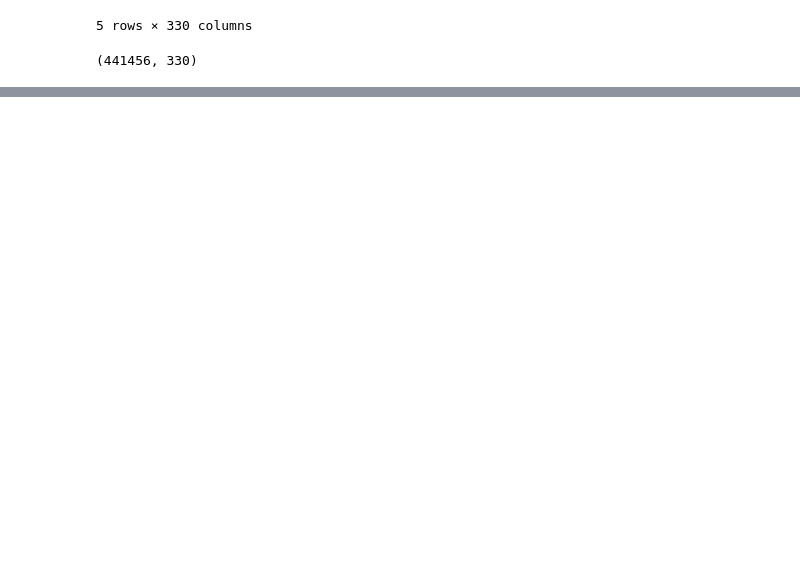
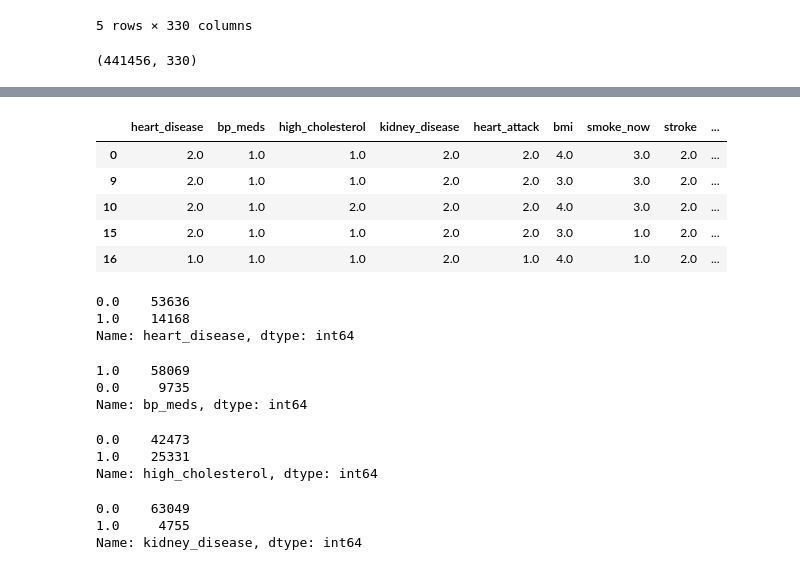
Before and after one commit to TerrySimBar/heart_disease_predictor_app, a Jupyter notebook: build_model.ipynb, the cells around one changed output, grey strips where cells are left out. Drawn from its saved outputs; the diff is of its cells as text; code cells hidden in the pictures; blank space fills up the shorter version.

```diff
--- a/build_model.ipynb
+++ b/build_model.ipynb
@@ -104,0 +72,17 @@ heart_data_cols_df = heart_data_cols_df.rename(columns={'_MICHD': 'Heart_Disease
+# %%
+# Rename the columns
+
+heart_data_cols_df = heart_data_cols_df.rename(columns={'_MICHD': 'heart_disease',
+                                                        'BPMEDS': 'bp_meds',
+                                                        'TOLDHI2': 'high_cholesterol',
+                                                        'CHCKIDNY': 'kidney_disease',
+                                                        'CVDINFR4': 'heart_attack',
+                                                        '_BMI5CAT': 'bmi',
+                                                        'SMOKDAY2': 'smoke_now',
+                                                        'CVDSTRK3': 'stroke',
+                                                        'DIABETE3': 'diabetes',
+                                                        '_RFDRHV5': 'heavy_alcohol',
+                                                        'DIFFWALK': 'diff_walk',
+                                                        'EXERANY2': 'exercise',
+                                                        'SEX': 'sex',
+                                                        '_AGEG5YR': 'age'})
@@ -104,0 +94,3 @@ heart_data_cols_df = heart_data_cols_df.rename(columns={'_MICHD': 'Heart_Disease
+# %%
+# Drop all null values
+heart_data_cols_df = heart_data_cols_df.dropna()
@@ -104,0 +173,14 @@ heart_data_cols_df = heart_data_cols_df.rename(columns={'_MICHD': 'Heart_Disease
+# %%
+# Drop all non 1 and 2 values from the DataFrame except for 'cols_to_exclude'
+cols_to_exclude = ['age']
+
+# Create a condition to filter rows
+condition = ~heart_data_cols_df.drop(columns=cols_to_exclude).isin([7, 9]).any(axis=1)
+
+# Apply the condition to the DataFrame
+heart_data_cols_df = heart_data_cols_df[condition]
+
+# Verify the changes
+for col_name, new_col_name in column_mapping.items():
+    unique_values = heart_data_cols_df[new_col_name].unique()
+    print(f"Unique values in {new_col_name}: {unique_values}")
@@ -104,0 +202,46 @@ heart_data_cols_df = heart_data_cols_df.rename(columns={'_MICHD': 'Heart_Disease
+# %%
+heart_data_cols_df.head()
+# %% [output]
+|  | heart_disease | bp_meds | high_cholesterol | kidney_disease | heart_attack | bmi | smoke_now | stroke | ... |
+| 0 | 2.0 | 1.0 | 1.0 | 2.0 | 2.0 | 4.0 | 3.0 | 2.0 | ... |
+| 9 | 2.0 | 1.0 | 1.0 | 2.0 | 2.0 | 3.0 | 3.0 | 2.0 | ... |
+| 10 | 2.0 | 1.0 | 2.0 | 2.0 | 2.0 | 4.0 | 3.0 | 2.0 | ... |
+| 15 | 2.0 | 1.0 | 1.0 | 2.0 | 2.0 | 3.0 | 1.0 | 2.0 | ... |
+| 16 | 1.0 | 1.0 | 1.0 | 2.0 | 1.0 | 4.0 | 1.0 | 2.0 | ... |
+# %%
+# Set the binary values for the heart_disease column
+heart_data_cols_df['heart_disease'] = heart_data_cols_df['heart_disease'].replace({2: 0})
+
+# Verify the changes
+print(heart_data_cols_df['heart_disease'].value_counts())
+# %% [output]
+0.0    53636
+1.0    14168
+Name: heart_disease, dtype: int64
+# %%
+# Set the binary values for the bp_meds column
+heart_data_cols_df['bp_meds'] = heart_data_cols_df['bp_meds'].replace({2: 0})
+# Verify the changes
+print(heart_data_cols_df['bp_meds'].value_counts())
+# %% [output]
+1.0    58069
+0.0     9735
+Name: bp_meds, dtype: int64
+# %%
+# Set the binary values for the high_cholesterol column
+heart_data_cols_df['high_cholesterol'] = heart_data_cols_df['high_cholesterol'].replace({2: 1, 1:0})
+# Verify the changes
+print(heart_data_cols_df['high_cholesterol'].value_counts())
+# %% [output]
+0.0    42473
+1.0    25331
+Name: high_cholesterol, dtype: int64
+# %%
+# Set the binary values for the kidney_disease column
+heart_data_cols_df['kidney_disease'] = heart_data_cols_df['kidney_disease'].replace({2: 0})
+# Verify the changes
+print(heart_data_cols_df['kidney_disease'].value_counts())
+# %% [output]
+0.0    63049
+1.0     4755
+Name: kidney_disease, dtype: int64
```
Also changed, not shown: parts of 30 cells of this notebook, 1 other file.
